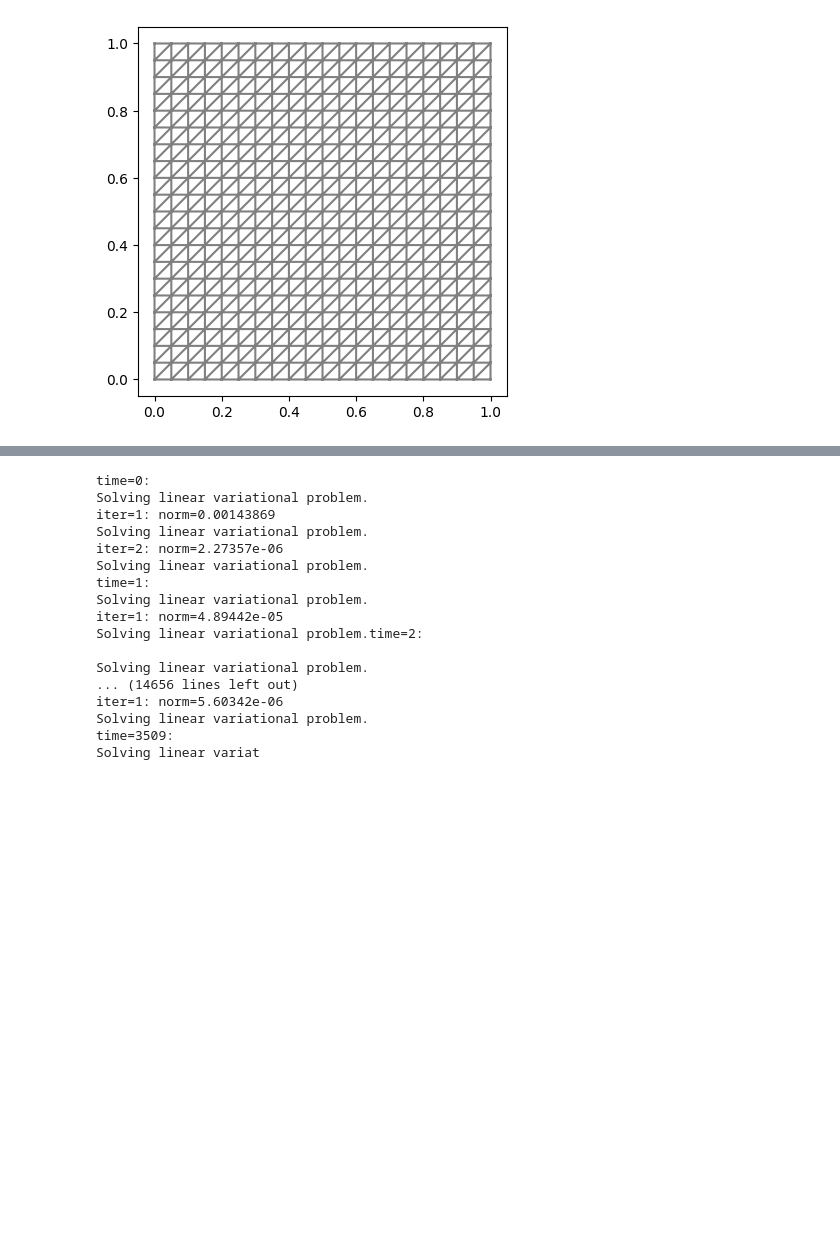
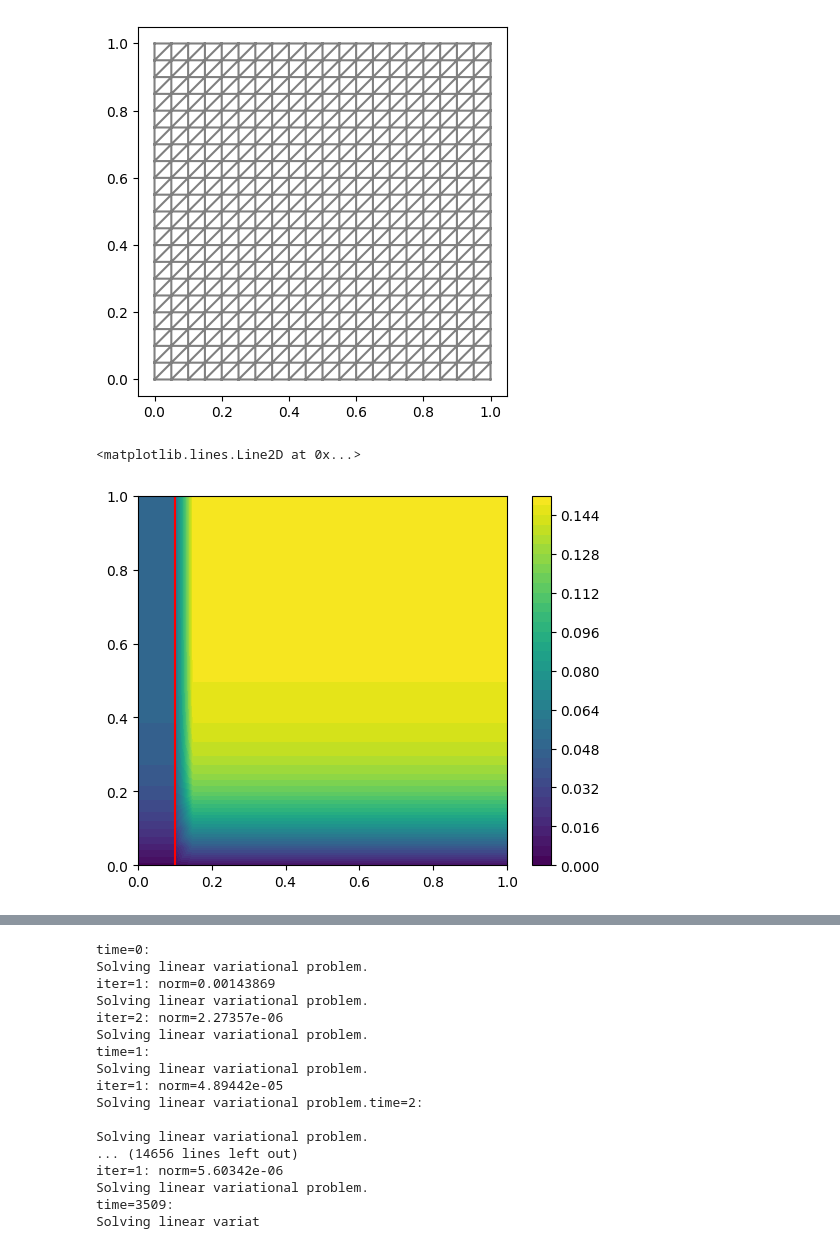
Before and after one commit to saragazzoni/Master_Thesis, a Jupyter notebook: Code/model.ipynb, the cells around one changed output, grey strips where cells are left out. Saved outputs shown, nothing was run; the diff lists cells and outputs as text; code cells hidden in the pictures; blank space fills up the shorter version.

```diff
--- a/Code/model.ipynb
+++ b/Code/model.ipynb
@@ -43,14 +77,17 @@ plot(mesh)
 # %%
-# V = FunctionSpace(mesh,"P",2)
-# P = Expression('(p_csc*pow(x[0],4)/(pow(K_csc,4)+pow(x[0],4))*exp(-pow((x[1]-s_csc)/g_csc,2)) \
-#                + p_dc*pow(x[0],4)/(pow(K_dc,4)+pow(x[0],4))*exp(-pow((x[1]-s_dc)/g_dc,2)))*(1-phi)',
-#                p_csc=p_csc,p_dc=p_dc,K_csc=K_csc,K_dc=K_dc,g_csc=g_csc,g_dc=g_dc,s_csc=s_csc,s_dc=s_dc,phi=0,degree=2)
-# a1 = Expression('(x[0] > c_R) ? 1 : 1/OER',c_R=c_R,OER=OER,degree=2)
-# a2 = Expression('alpha_min + delta_alpha*tanh(k*x[1])',alpha_min=alpha_min,delta_alpha=delta_alpha,k=5,degree=2)
-# a3 = Expression('1+P/Pmax', P=P,Pmax=p_dc,degree=2)
+V = FunctionSpace(mesh,"P",2)
+P = Expression('(p_csc*pow(x[0],4)/(pow(K_csc,4)+pow(x[0],4))*exp(-pow((x[1]-s_csc)/g_csc,2)) \
+               + p_dc*pow(x[0],4)/(pow(K_dc,4)+pow(x[0],4))*exp(-pow((x[1]-s_dc)/g_dc,2)))*(1-phi)',
+               p_csc=p_csc,p_dc=p_dc,K_csc=K_csc,K_dc=K_dc,g_csc=g_csc,g_dc=g_dc,s_csc=s_csc,s_dc=s_dc,phi=1,degree=2)
+a1 = Expression('(x[0] > c_R) ? 1 : 1/OER',c_R=c_R,OER=OER,degree=2)
+a2 = Expression('alpha_min + delta_alpha*tanh(k*x[1])',alpha_min=alpha_min,delta_alpha=delta_alpha,k=5,degree=2)
+a3 = Expression('1+P/Pmax', P=P,Pmax=p_dc,degree=2)
 # %%
-# a = Expression('a1*a2*a3',a1=a1,a2=a2,a3=a3,degree=4)
-# a = interpolate(a,V)
-# sol = plot(a)
-# plt.colorbar(sol)
-# plt.axvline(c_R,color='r')
+a = Expression('a1*a2*a3',a1=a1,a2=a2,a3=a3,degree=4)
+a = interpolate(a,V)
+sol = plot(a)
+plt.colorbar(sol)
+plt.axvline(c_R,color='r')
+# %% [output]
+<matplotlib.lines.Line2D at 0x...>
+[figure, added]
```
Also changed, not shown: parts of 8 cells of this notebook, 17 other files.
